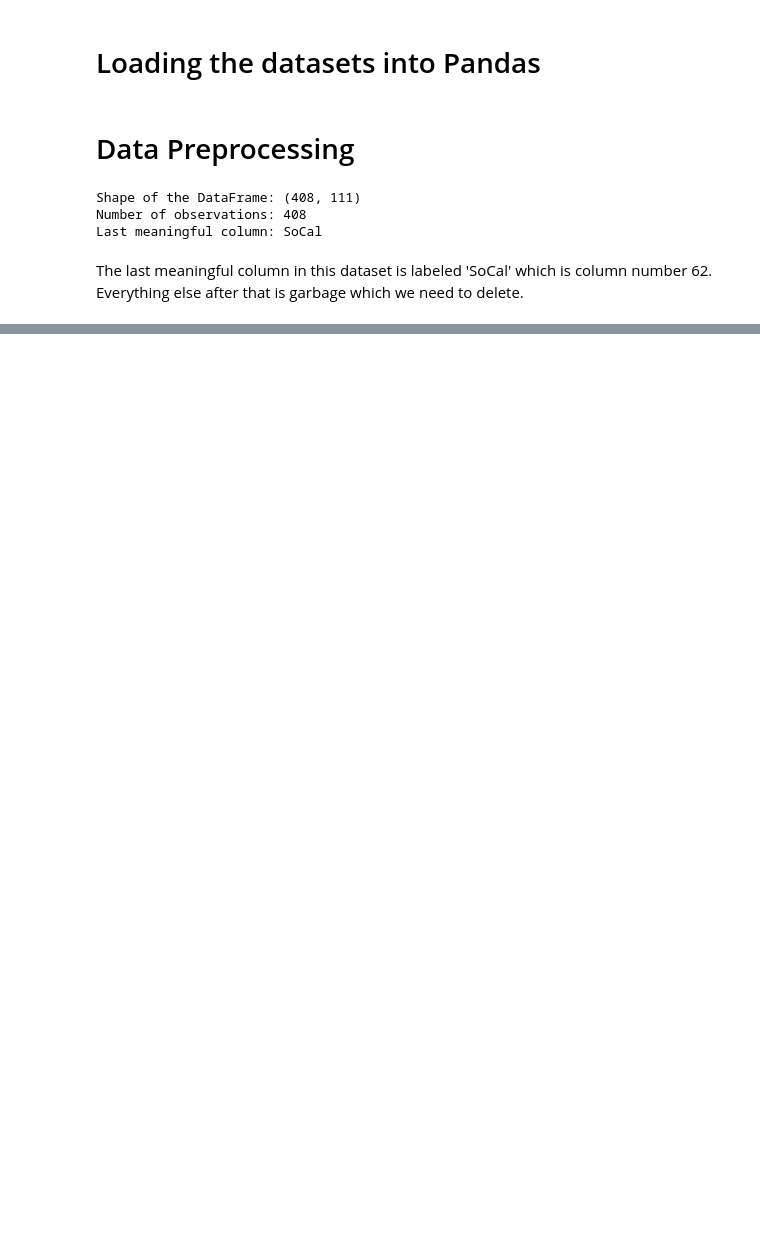
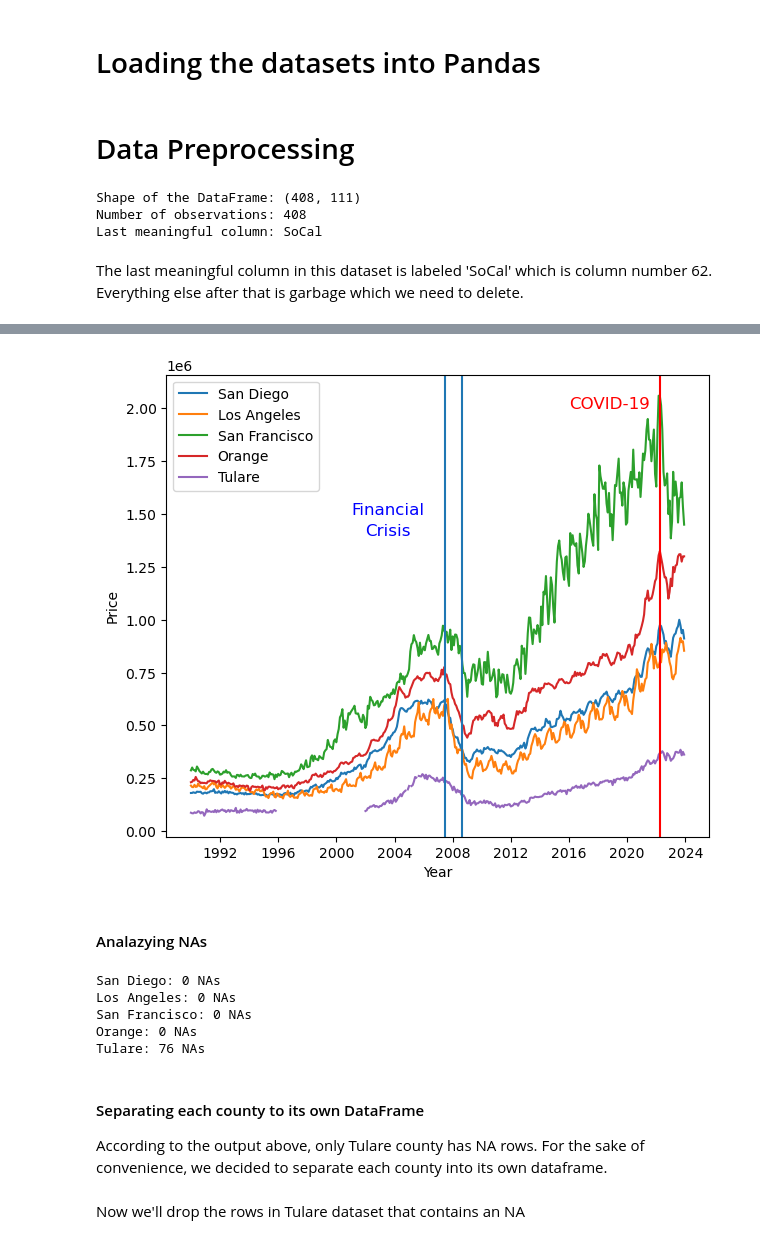
Before and after one commit to RamtinTJB/CSE151A-Project, a Jupyter notebook: notebook.ipynb, the cells around one changed output, grey strips where cells are left out. Cells and saved outputs as stored; diff of their text form; code cells hidden in the pictures; blank space fills up the shorter version.

```diff
--- a/notebook.ipynb
+++ b/notebook.ipynb
@@ -26,0 +90,35 @@ New shape: (408, 63)
+# %%
+plt.rcParams["figure.figsize"] = (7,6)
+
+for county in counties:
+    plt.plot(house_prices["Dates"], house_prices[county], label=county)
+
+plt.axvline(datetime(year=2007, month=7, day=1)) # August 2007
+plt.axvline(datetime(year=2008, month=9, day=1)) # September 2008
+plt.text(datetime(year=2001, month=1, day=1), 1.5e6, "Financial", size=12, c='b')
+plt.text(datetime(year=2002, month=1, day=1), 1.4e6, "Crisis", size=12, c='b')
+
+plt.axvline(datetime(year=2022, month=4, day=1), c='r')
+plt.text(datetime(year=2016, month=1, day=1), 2e6, "COVID-19", size=12, c='r')
+
+plt.xlabel("Year")
+plt.ylabel("Price")
+plt.legend()
+plt.show()
+# %% [output]
+[figure, added]
+# %% [markdown]
+#### Analazying NAs
+# %%
+for county in counties:
+    print(f'{county}: {house_prices[county].isna().sum()} NAs')
+# %% [output]
+San Diego: 0 NAs
+Los Angeles: 0 NAs
+San Francisco: 0 NAs
+Orange: 0 NAs
+Tulare: 76 NAs
+# %% [markdown]
+#### Separating each county to its own DataFrame
+
+According to the output above, only Tulare county has NA rows. For the sake of convenience, we decided to separate each county into its own dataframe.
@@ -26,0 +130,2 @@ New shape: (408, 63)
+# %% [markdown]
+Now we'll drop the rows in Tulare dataset that contains an NA
```
Also changed, not shown: parts of 16 cells of this notebook.
